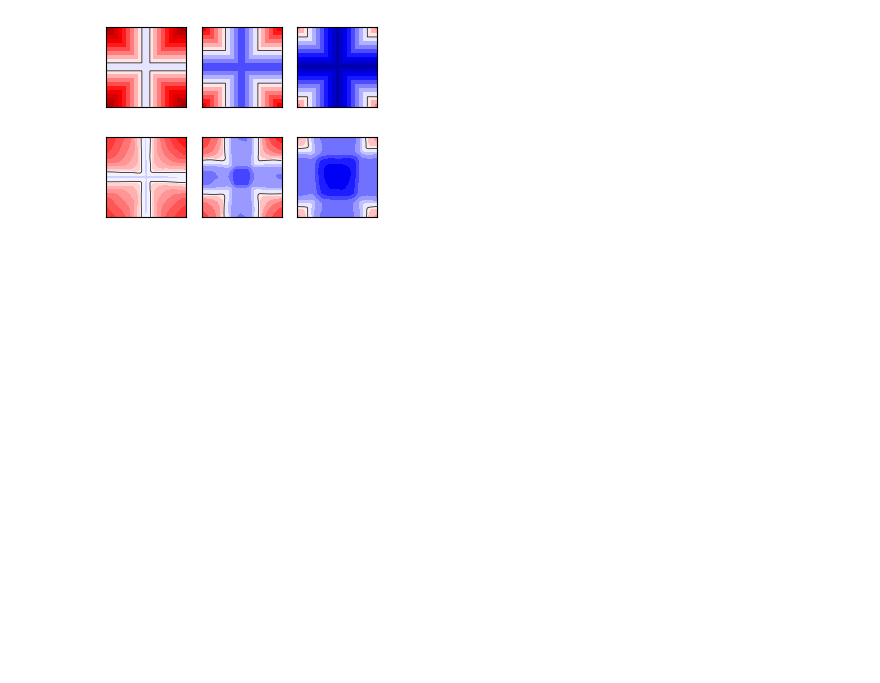
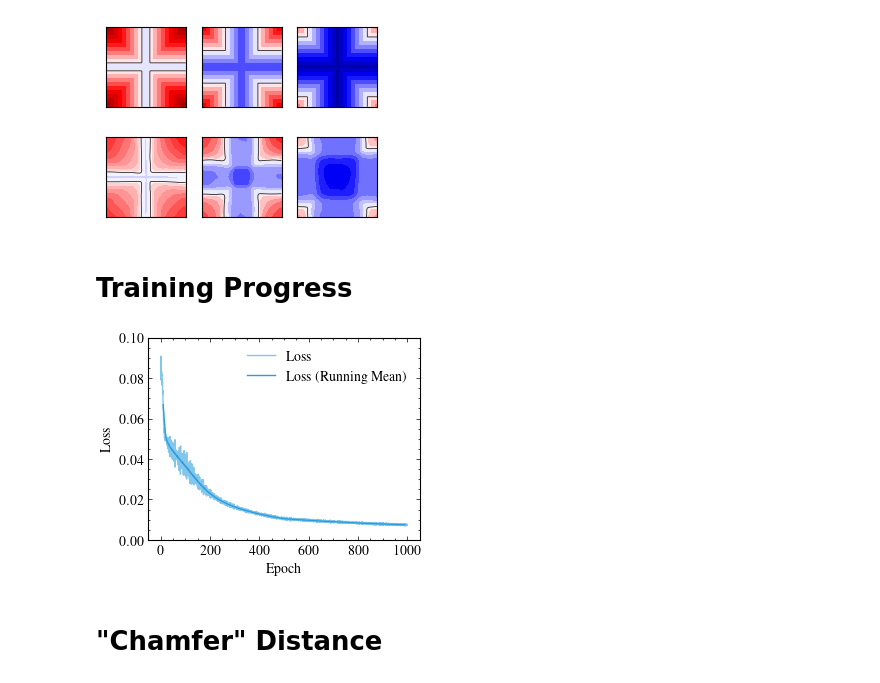
Before and after one commit to mkofler96/DeepSDF, a Jupyter notebook: evaluation_scripts/paper/01_generate_training_screenshots.ipynb, the cells around one changed output. Cells and saved outputs as stored; diff of their text form; code cells hidden in the pictures; blank space fills up the shorter version.

Commit message:
added plots

```diff
--- a/evaluation_scripts/paper/01_generate_training_screenshots.ipynb
+++ b/evaluation_scripts/paper/01_generate_training_screenshots.ipynb
@@ -72,3 +83,24 @@ plt.savefig("screenshots/training_data_and_results.png", bbox_inches="tight", dp
 # %% [output]
 6
 [figure]
+# %% [markdown]
+# Training Progress
+# %%
+from deep_sdf.plotting import plot_logs
+fig, ax = plt.subplots()
+plt.style.use("science.mplstyle")
+
+plt.rcParams.update({
+    'text.usetex': True,
+    'font.family': 'serif',
+})
+plot_logs(experiment_directory, show_lr=False, ax=ax)
+# ax.set_xlim(0,1000)
+ax.set_ylim(0,0.1)
+ax.grid(False)
+# plt.show()
+plt.savefig("screenshots/training_loss.png", bbox_inches="tight", dpi=1000)
+# %% [output]
+[figure, added]
+# %% [markdown]
+# "Chamfer" Distance
```
Also changed, not shown: parts of 3 cells of this notebook, 1 other file.
